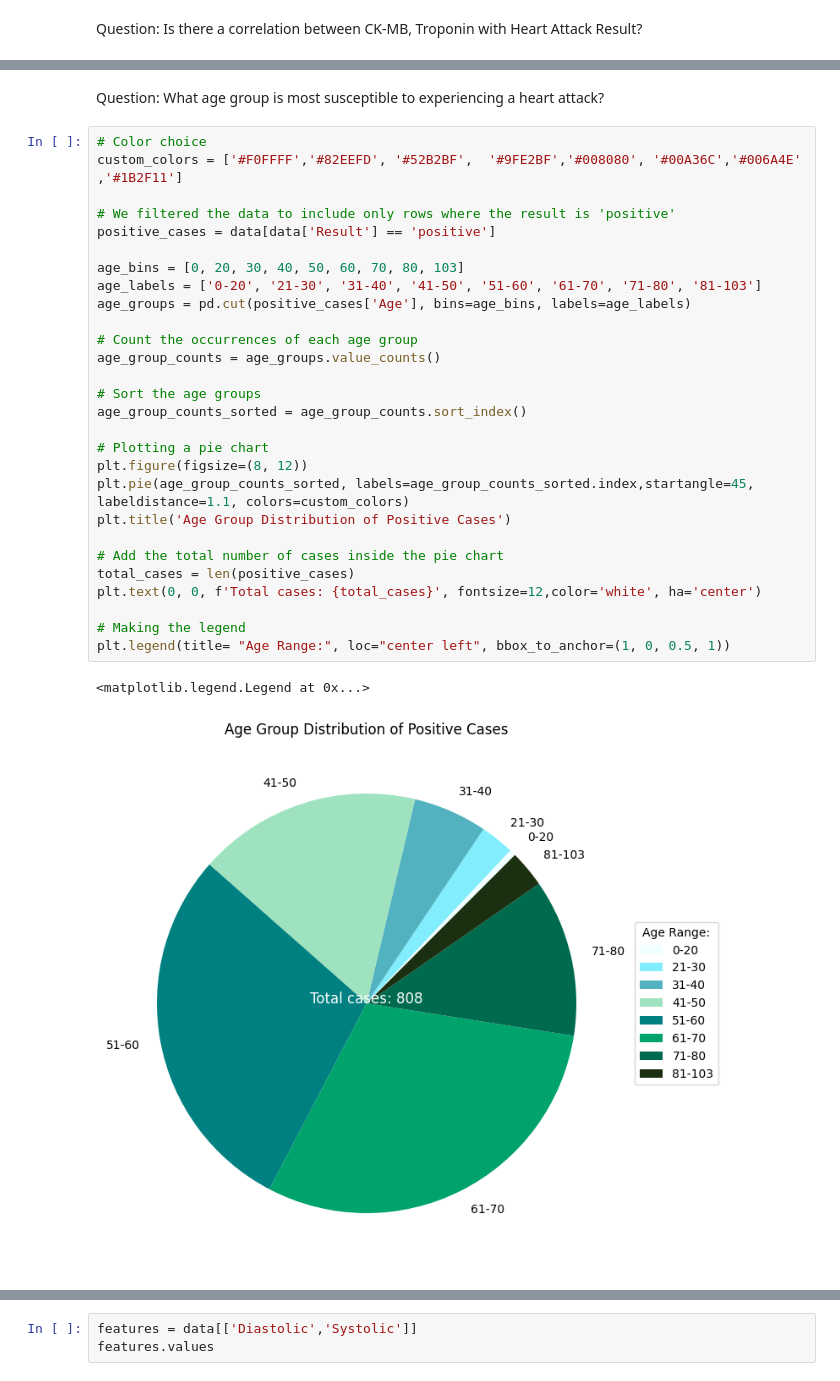
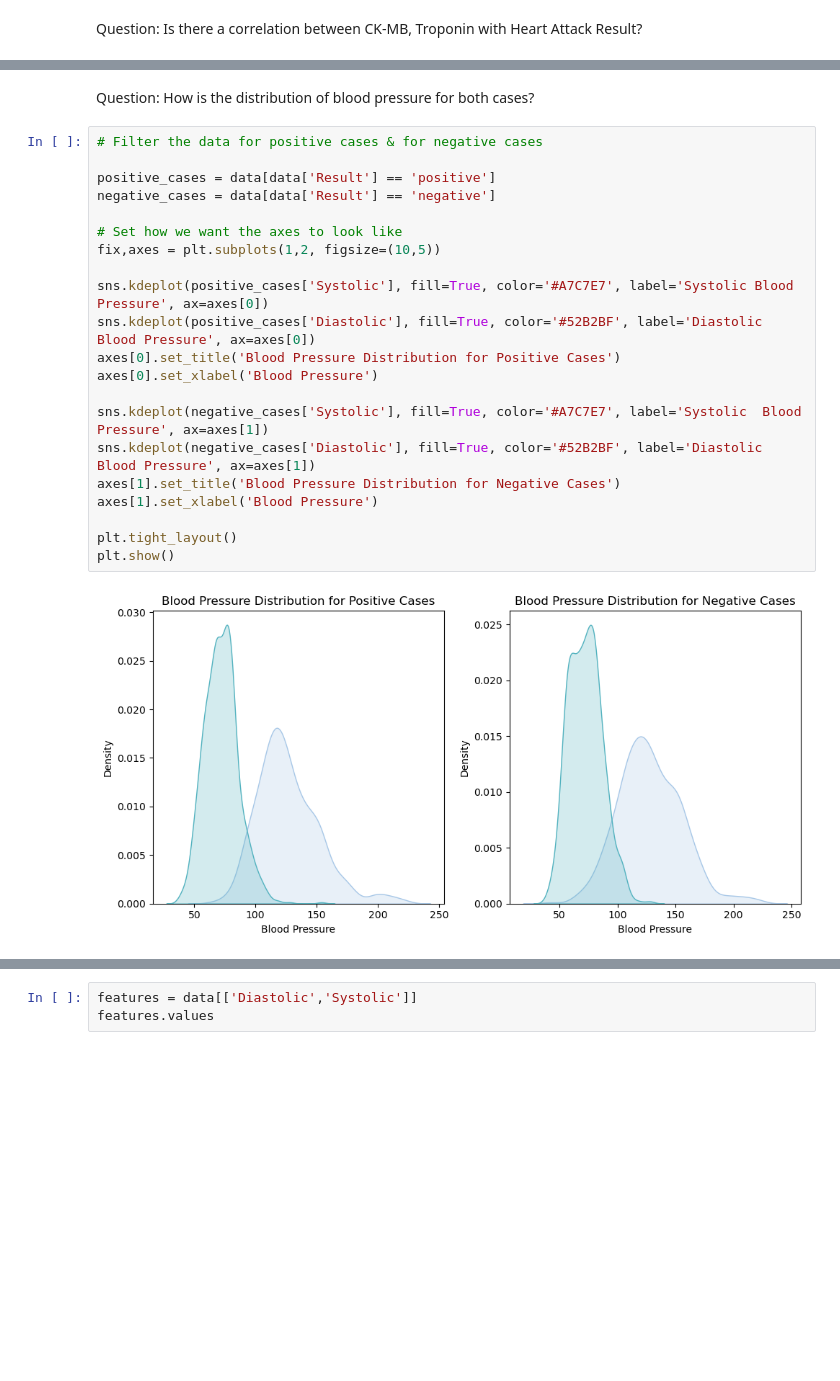
Before and after one commit to berkinKagan/DataVis, a Jupyter notebook: Miniproject_template (1).ipynb, the cells around one changed output, grey strips where cells are left out. Cells and saved outputs as stored; diff of their text form; blank space fills up the shorter version.

```diff
--- a/Miniproject_template (1).ipynb
+++ b/Miniproject_template (1).ipynb
@@ -302,33 +332,25 @@ plt.show()
-# %% [markdown]
-Question: What age group is most susceptible to experiencing a heart attack?
-# %%
-# Color choice
-custom_colors = ['#F0FFFF','#82EEFD', '#52B2BF',  '#9FE2BF','#008080', '#00A36C','#006A4E' ,'#1B2F11']
-
-# We filtered the data to include only rows where the result is 'positive'
-positive_cases = data[data['Result'] == 'positive']
-
-age_bins = [0, 20, 30, 40, 50, 60, 70, 80, 103]
-age_labels = ['0-20', '21-30', '31-40', '41-50', '51-60', '61-70', '71-80', '81-103']
-age_groups = pd.cut(positive_cases['Age'], bins=age_bins, labels=age_labels)
-
-# Count the occurrences of each age group
-age_group_counts = age_groups.value_counts()
-
-# Sort the age groups
-age_group_counts_sorted = age_group_counts.sort_index()
-
-# Plotting a pie chart
-plt.figure(figsize=(8, 12))
-plt.pie(age_group_counts_sorted, labels=age_group_counts_sorted.index,startangle=45, labeldistance=1.1, colors=custom_colors)
-plt.title('Age Group Distribution of Positive Cases')
-
-# Add the total number of cases inside the pie chart
-total_cases = len(positive_cases)
-plt.text(0, 0, f'Total cases: {total_cases}', fontsize=12,color='white', ha='center')
-
-# Making the legend
-plt.legend(title= "Age Range:", loc="center left", bbox_to_anchor=(1, 0, 0.5, 1))
-# %% [output]
-<matplotlib.legend.Legend at 0x...>
-[figure, removed]
+# %% [markdown]
+Question: How is the distribution of blood pressure for both cases?
+# %%
+# Filter the data for positive cases & for negative cases
+
+positive_cases = data[data['Result'] == 'positive']
+negative_cases = data[data['Result'] == 'negative']
+
+# Set how we want the axes to look like
+fix,axes = plt.subplots(1,2, figsize=(10,5))
+
+sns.kdeplot(positive_cases['Systolic'], fill=True, color='#A7C7E7', label='Systolic Blood Pressure', ax=axes[0])
+sns.kdeplot(positive_cases['Diastolic'], fill=True, color='#52B2BF', label='Diastolic Blood Pressure', ax=axes[0])
+axes[0].set_title('Blood Pressure Distribution for Positive Cases')
+axes[0].set_xlabel('Blood Pressure')
+
+sns.kdeplot(negative_cases['Systolic'], fill=True, color='#A7C7E7', label='Systolic  Blood Pressure', ax=axes[1])
+sns.kdeplot(negative_cases['Diastolic'], fill=True, color='#52B2BF', label='Diastolic  Blood Pressure', ax=axes[1])
+axes[1].set_title('Blood Pressure Distribution for Negative Cases')
+axes[1].set_xlabel('Blood Pressure')
+
+plt.tight_layout()
+plt.show()
+# %% [output]
+[figure, added]
```
Also changed, not shown: parts of 119 cells of this notebook.
